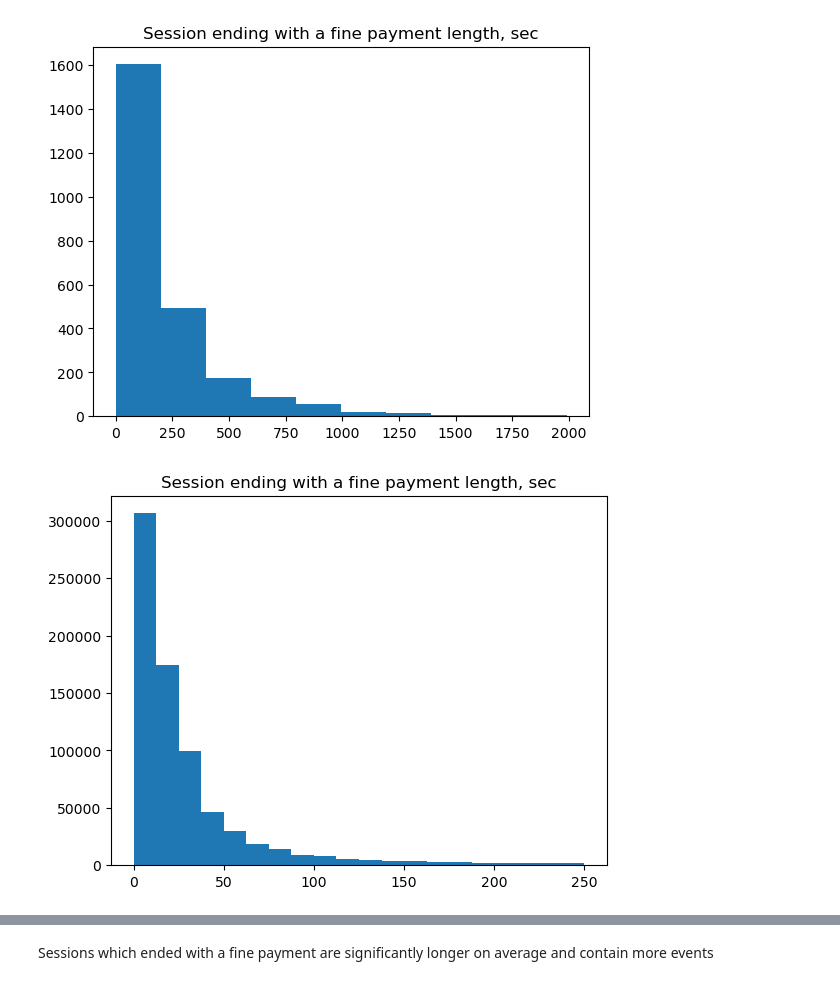
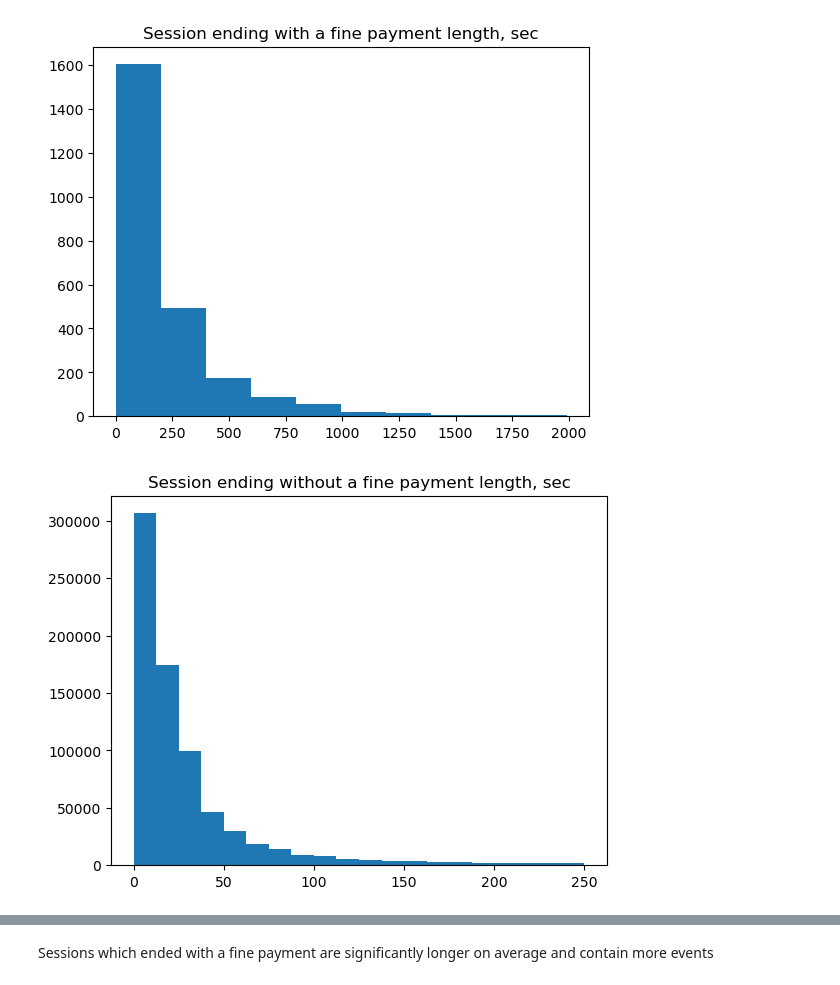
Before and after one commit to Derniska/Fine_prediction, a Jupyter notebook: working_with_polars.ipynb, the cells around one changed output, grey strips where cells are left out. Cells and saved outputs as stored; diff of their text form; code cells hidden in the pictures.

```diff
--- a/working_with_polars.ipynb
+++ b/working_with_polars.ipynb
@@ -57,7 +57,7 @@ for i in items[1:10]:
         has_header=True,
         infer_schema_length=1000,
         ignore_errors=False,
-        schema_overrides={"appmetrica_device_id": pl.UInt64}
+        schema_overrides={"appmetrica_device_id": pl.UInt64},
     )
     dfs.append(df)
 df_week = pl.concat(dfs, how = 'vertical')
@@ -578,10 +676,10 @@ without_fine_dur = without_fine_dur.with_columns(
     delta = (pl.col('session_end') - pl.col('session_start')).dt.total_seconds()
 )
 without_fine_dur = without_fine_dur.filter(
-    (pl.col('delta') <= 250)
+    (pl.col('delta') <= 1000)
 )
 # %%
 plt.hist(without_fine_dur['delta'], bins = 20)
-plt.title('Session ending with a fine payment length, sec');
+plt.title('Session ending without a fine payment length, sec');
 # %% [output]
-[figure, old version]
+[figure, new version]
```
Also changed, not shown: parts of 47 cells of this notebook.
